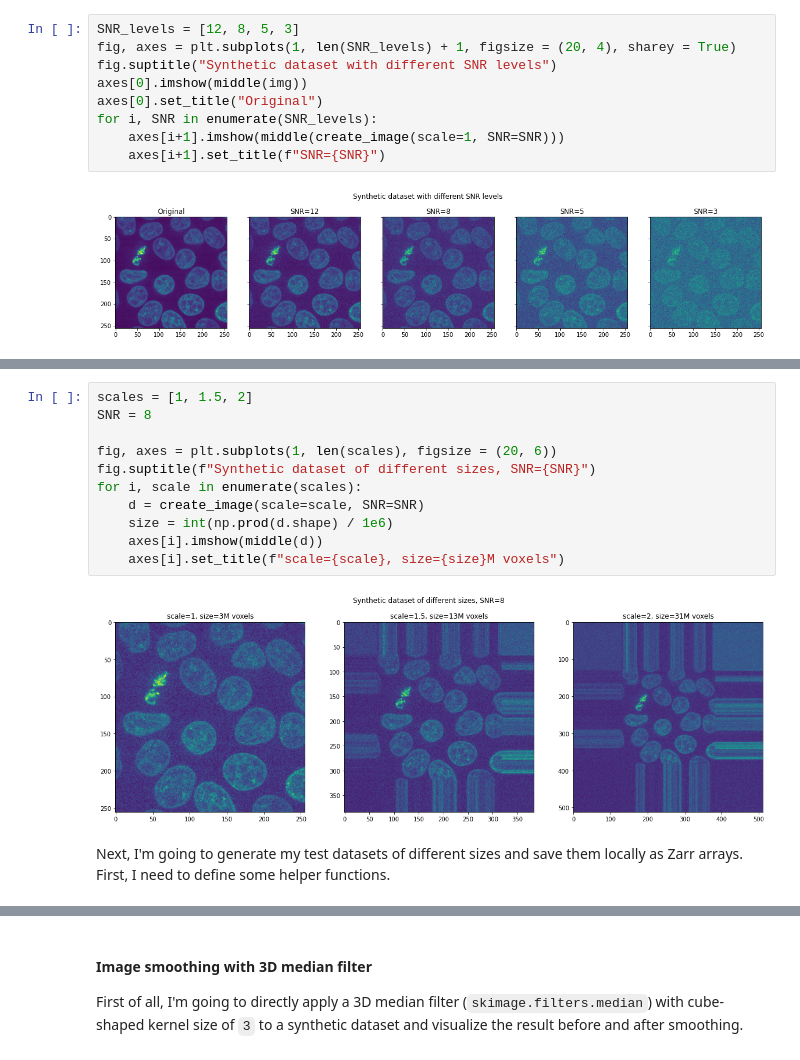
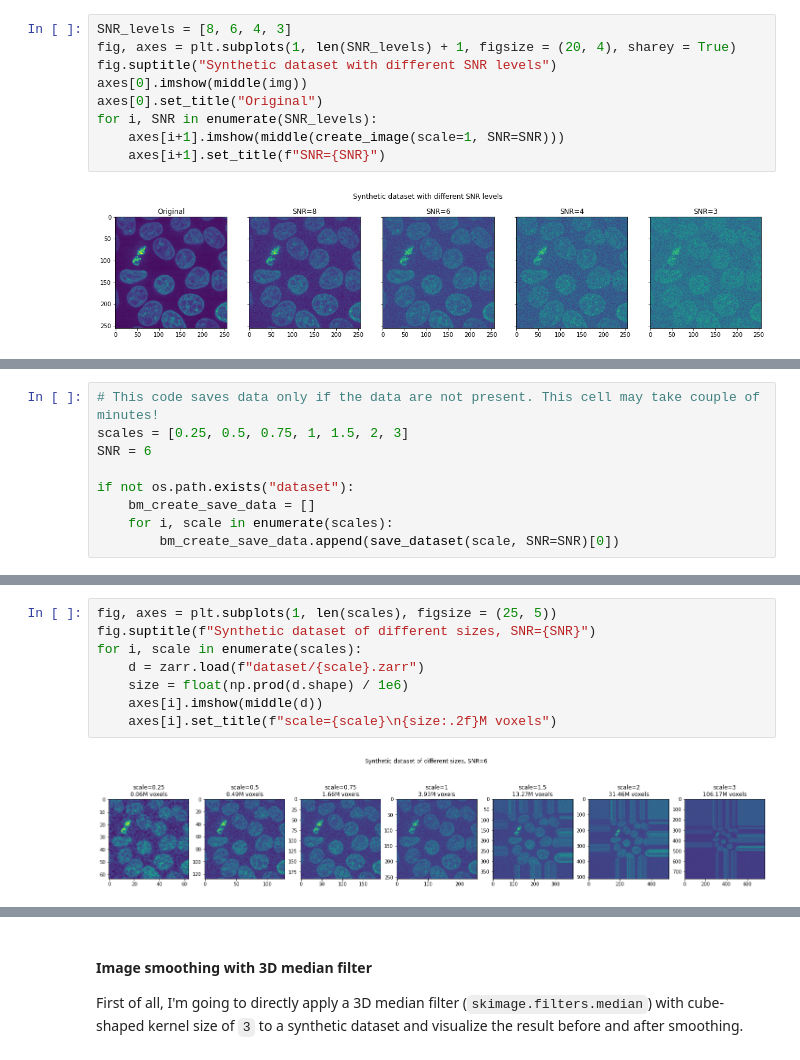
Before and after one commit to ximeg/Image-median-filter-parallelization, a Jupyter notebook: coding_challenge.ipynb, the cells around one changed output, grey strips where cells are left out. Saved outputs shown, nothing was run; the diff lists cells and outputs as text.

```diff
--- a/coding_challenge.ipynb
+++ b/coding_challenge.ipynb
@@ -107,5 +136,5 @@ Let's compare the original image to noisy ones
 # %%
-SNR_levels = [12, 8, 5, 3]
+SNR_levels = [8, 6, 4, 3]
 fig, axes = plt.subplots(1, len(SNR_levels) + 1, figsize = (20, 4), sharey = True)
 fig.suptitle("Synthetic dataset with different SNR levels")
 axes[0].imshow(middle(img))
@@ -121,0 +151,9 @@ Figure below compares datasets of original size and bigger ones.
+# %%
+# This code saves data only if the data are not present. This cell may take couple of minutes!
+scales = [0.25, 0.5, 0.75, 1, 1.5, 2, 3]
+SNR = 6
+
+if not os.path.exists("dataset"):
+    bm_create_save_data = []
+    for i, scale in enumerate(scales):
+        bm_create_save_data.append(save_dataset(scale, SNR=SNR)[0])
@@ -122,15 +169,10 @@ Figure below compares datasets of original size and bigger ones.
 # %%
-scales = [1, 1.5, 2]
-SNR = 8
-
-fig, axes = plt.subplots(1, len(scales), figsize = (20, 6))
+fig, axes = plt.subplots(1, len(scales), figsize = (25, 5))
 fig.suptitle(f"Synthetic dataset of different sizes, SNR={SNR}")
 for i, scale in enumerate(scales):
-    d = create_image(scale=scale, SNR=SNR)
-    size = int(np.prod(d.shape) / 1e6)
+    d = zarr.load(f"dataset/{scale}.zarr")
+    size = float(np.prod(d.shape) / 1e6)
     axes[i].imshow(middle(d))
-    axes[i].set_title(f"scale={scale}, size={size}M voxels")
+    axes[i].set_title(f"scale={scale}\n{size:.2f}M voxels")
 # %% [output]
-[figure, old version]
+[figure, new version]
-# %% [markdown]
-Next, I'm going to generate my test datasets of different sizes and save them locally as Zarr arrays. First, I need to define some helper functions.
```
Also changed, not shown: parts of 41 cells of this notebook, 1 other file.
